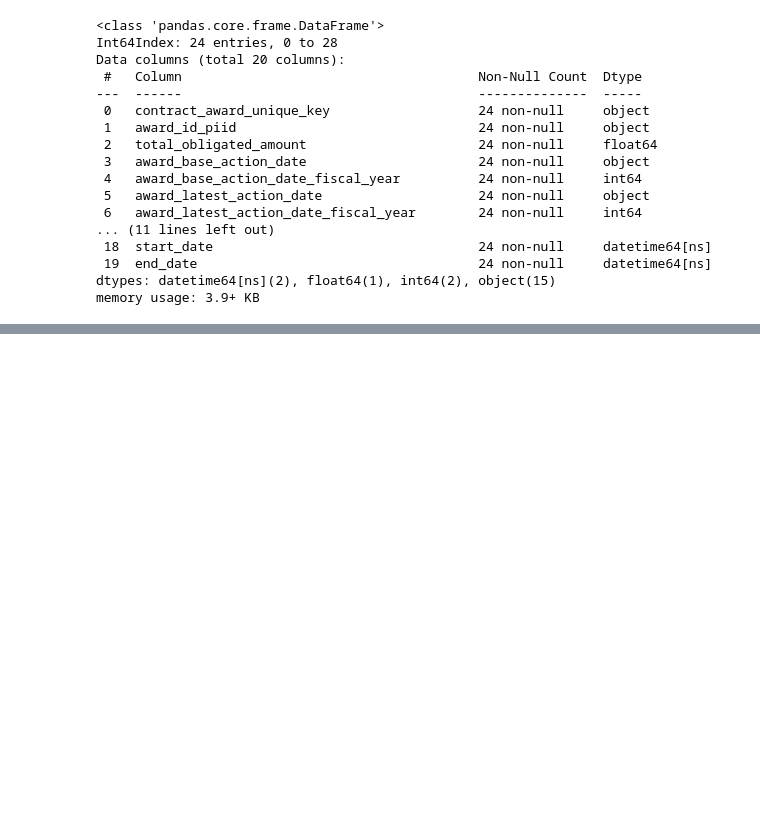
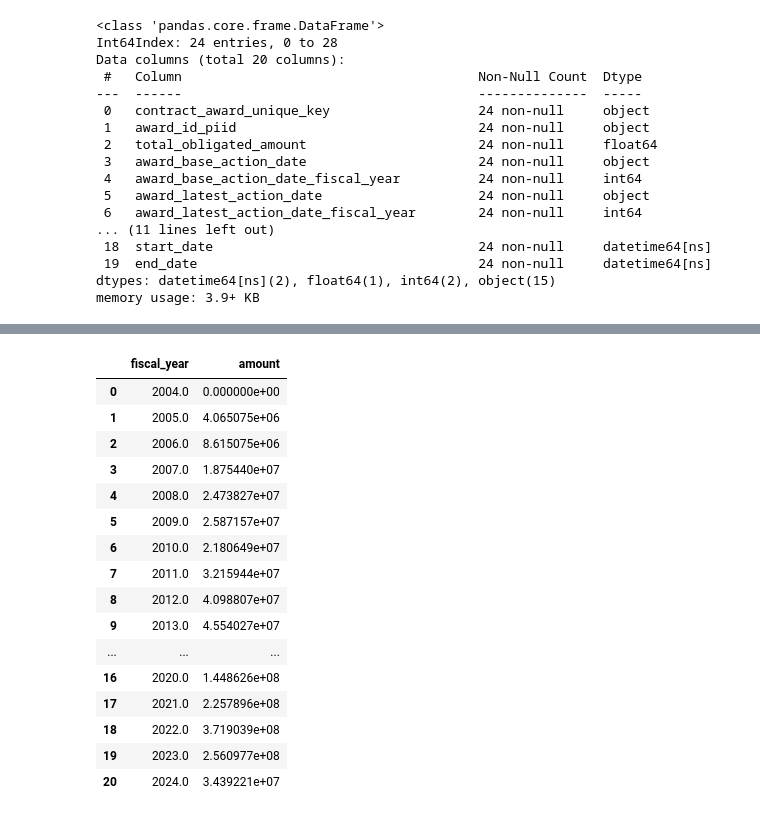
Before and after one commit to evawqh/atd-data-analysis, a Jupyter notebook: atd-finances/summary-analysis.ipynb, the cells around one changed output, grey strips where cells are left out. Saved outputs shown, nothing was run; the diff lists cells and outputs as text; code cells hidden in the pictures; blank space fills up the shorter version.

```diff
--- a/atd-finances/summary-analysis.ipynb
+++ b/atd-finances/summary-analysis.ipynb
@@ -242,0 +279,20 @@ df_awards["fiscal_years"] = df_awards.apply(lambda row: [df_awards["start_fiscal
+# %%
+df_by_fy = df_by_fy.groupby(by="fiscal_year").sum("amount").reset_index()
+# %% [output]
+|  | fiscal_year | amount |
+| 0 | 2004.0 | 0.000000e+00 |
+| 1 | 2005.0 | 4.065075e+06 |
+| 2 | 2006.0 | 8.615075e+06 |
+| 3 | 2007.0 | 1.875440e+07 |
+| 4 | 2008.0 | 2.473827e+07 |
+| 5 | 2009.0 | 2.587157e+07 |
+| 6 | 2010.0 | 2.180649e+07 |
+| 7 | 2011.0 | 3.215944e+07 |
+| 8 | 2012.0 | 4.098807e+07 |
+| 9 | 2013.0 | 4.554027e+07 |
+| ... | ... | ... |
+| 16 | 2020.0 | 1.448626e+08 |
+| 17 | 2021.0 | 2.257896e+08 |
+| 18 | 2022.0 | 3.719039e+08 |
+| 19 | 2023.0 | 2.560977e+08 |
+| 20 | 2024.0 | 3.439221e+07 |
```
Also changed, not shown: parts of 4 cells of this notebook.
